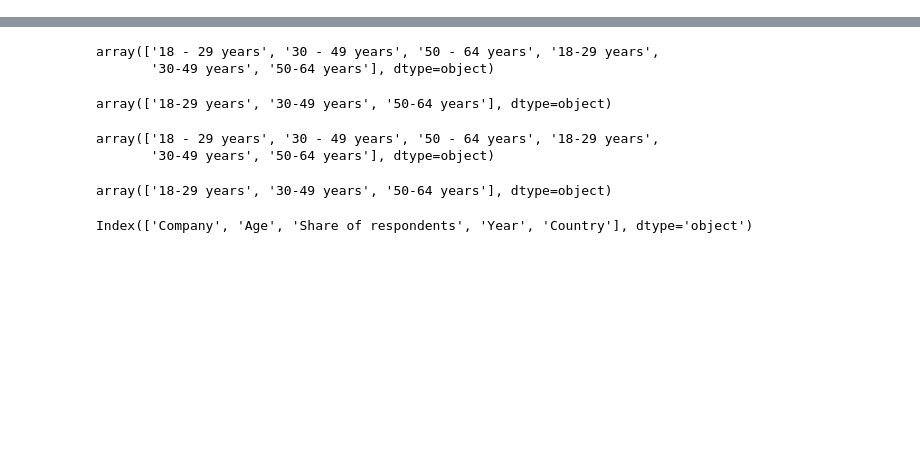
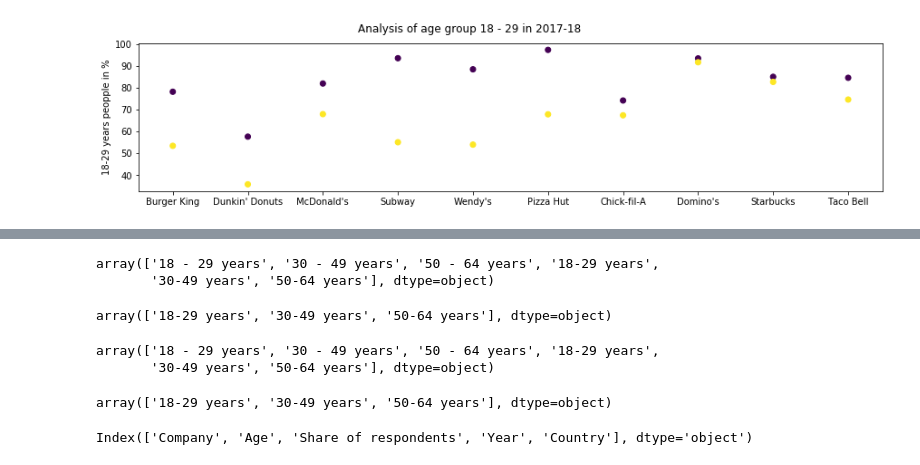
Before and after one commit to Prajbh/Fast_Food_Restaurants_Data, a Jupyter notebook: fast_food_project.ipynb, the cells around one changed output, grey strips where cells are left out. Drawn from its saved outputs; the diff is of its cells as text; code cells hidden in the pictures; blank space fills up the shorter version.

```diff
--- a/fast_food_project.ipynb
+++ b/fast_food_project.ipynb
@@ -4,0 +129,10 @@ df = pd.read_csv("/Users/prajnabhandary/Desktop/dataset/ding-chain-restaurants-i
+# %%
+indexNames = df17[ df17['Company'] == 'Arby\'s' ].index
+
+# Delete these row indexes from dataFrame
+df17.drop(indexNames , inplace=True)
+# %%
+indexNames = df18[ df18['Company'] == 'Arby\'s' ].index
+
+# Delete these row indexes from dataFrame
+df18.drop(indexNames , inplace=True)
@@ -4,0 +148,4 @@ df = pd.read_csv("/Users/prajnabhandary/Desktop/dataset/ding-chain-restaurants-i
+# %%
+frames = [df17, df18]
+dfmerged = pd.concat(frames)
+dfmerged
@@ -4,0 +171,3 @@ df = pd.read_csv("/Users/prajnabhandary/Desktop/dataset/ding-chain-restaurants-i
+# %%
+dfmergedAge1=dfmerged.loc[dfmerged['Age'] == '18-29 years']
+dfmergedAge1
@@ -4,0 +192,12 @@ df = pd.read_csv("/Users/prajnabhandary/Desktop/dataset/ding-chain-restaurants-i
+# %%
+import matplotlib.pyplot as plt
+
+plt.figure(figsize=(50, 3))
+
+plt.suptitle('Analysis of age group 18 - 29 in 2017-18')
+plt.subplot(132)
+plt.ylabel('18-29 years peopple in %')
+plt.scatter(x=dfmergedAge1['Company'], y=dfmergedAge1['Share of respondents'],c=dfmergedAge1['Year'])
+plt.show()
+# %% [output]
+[figure, added]
```
Also changed, not shown: parts of 43 cells of this notebook.
